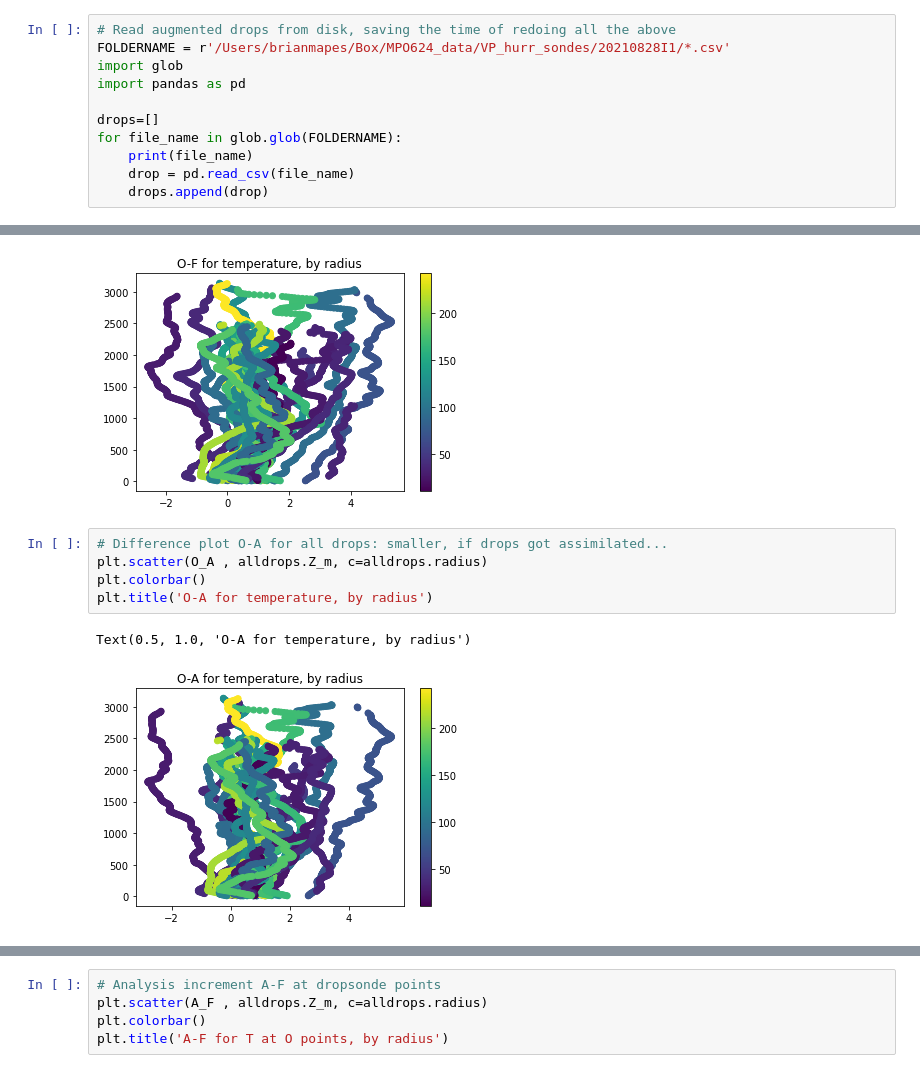
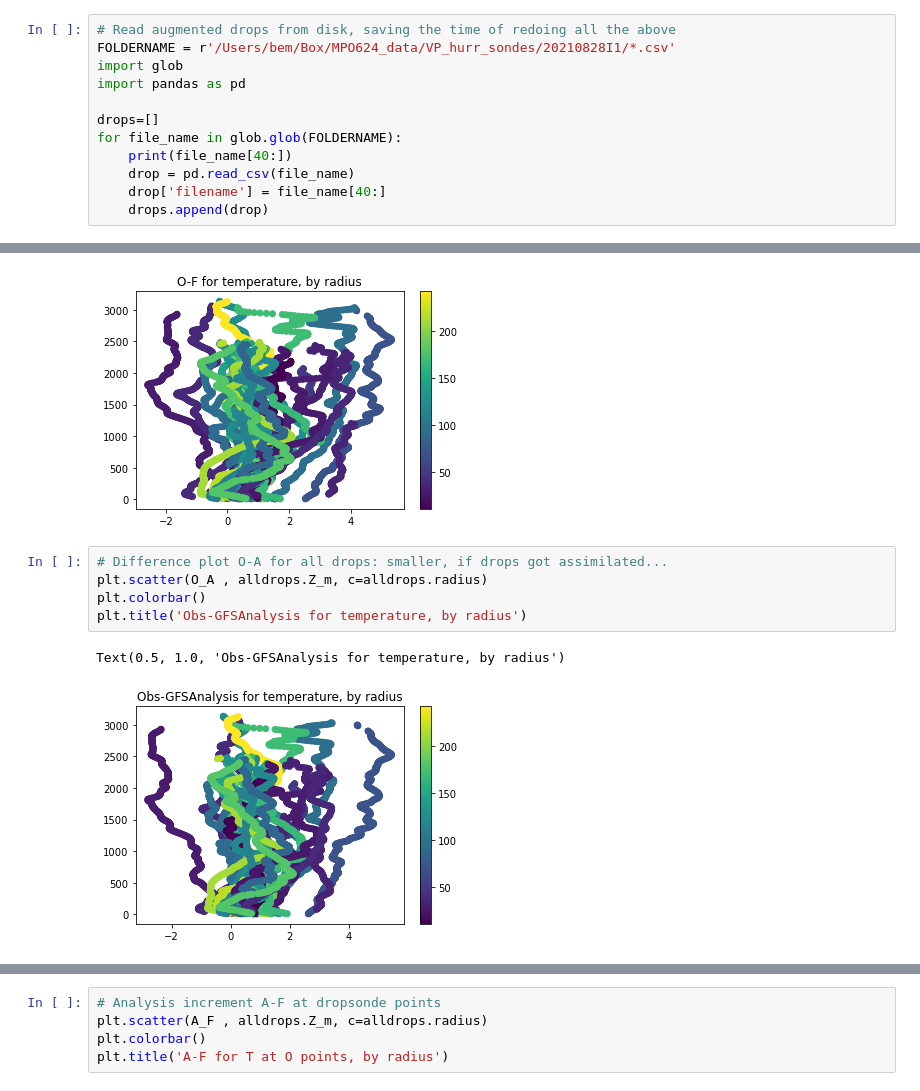
Before and after one commit to MPOcanes/MPO624_2022, a Jupyter notebook: Notebooks/HRD_dropsondes_onGFS.ipynb, the cells around one changed output, grey strips where cells are left out. Cells and saved outputs as stored; diff of their text form.

```diff
--- a/Notebooks/HRD_dropsondes_onGFS.ipynb
+++ b/Notebooks/HRD_dropsondes_onGFS.ipynb
@@ -292,13 +292,14 @@ for i,fname in enumerate(droptimes):
 [Back to Outline](#Outline)
 # %%
 # Read augmented drops from disk, saving the time of redoing all the above
-FOLDERNAME = r'/Users/brianmapes/Box/MPO624_data/VP_hurr_sondes/20210828I1/*.csv'
+FOLDERNAME = r'/Users/bem/Box/MPO624_data/VP_hurr_sondes/20210828I1/*.csv'
 import glob
 import pandas as pd
 
 drops=[]
 for file_name in glob.glob(FOLDERNAME):
-    print(file_name)
+    print(file_name[40:])
     drop = pd.read_csv(file_name)
+    drop['filename'] = file_name[40:]
     drops.append(drop)
 # %% [output]
@@ -338,8 +339,8 @@ Text(0.5, 1.0, 'O-F for temperature, by radius')
 # %%
 # Difference plot O-A for all drops: smaller, if drops got assimilated...
 plt.scatter(O_A , alldrops.Z_m, c=alldrops.radius)
 plt.colorbar()
-plt.title('O-A for temperature, by radius')
+plt.title('Obs-GFSAnalysis for temperature, by radius')
 # %% [output]
-Text(0.5, 1.0, 'O-A for temperature, by radius')
+Text(0.5, 1.0, 'Obs-GFSAnalysis for temperature, by radius')
-[figure, old version]
+[figure, new version]
```
Also changed, not shown: parts of 3 cells of this notebook.
